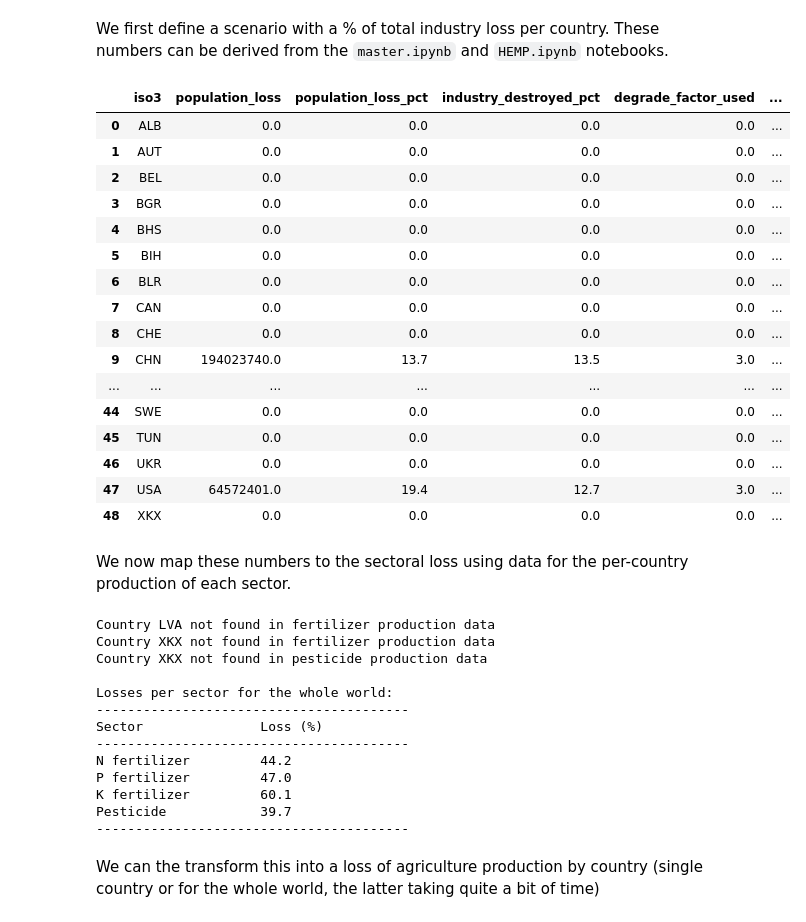
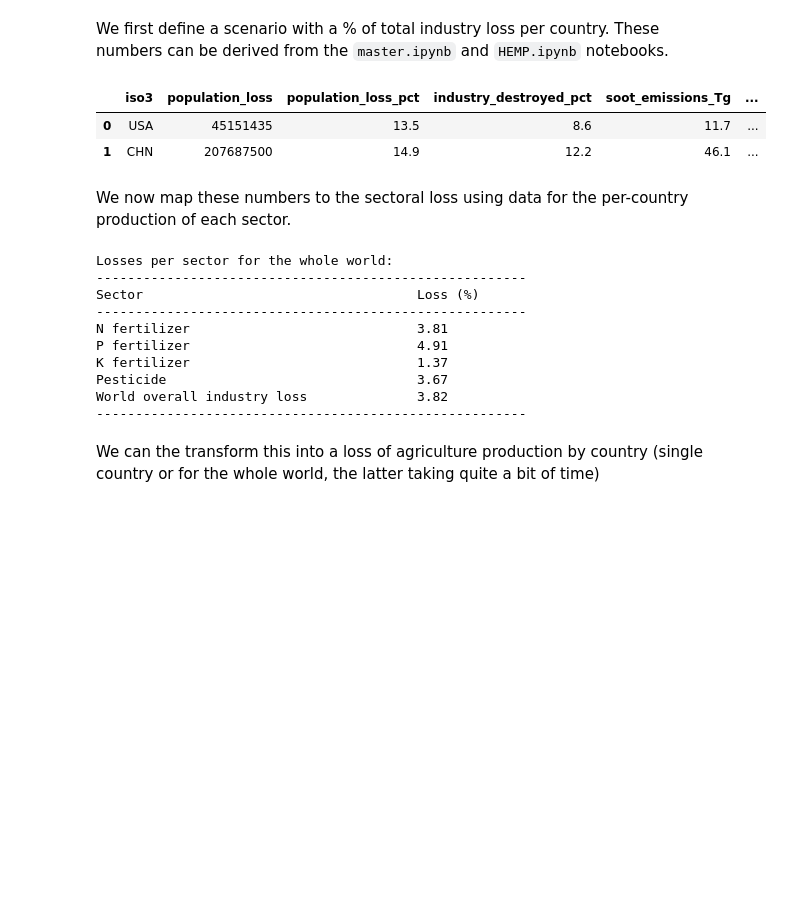
Before and after one commit to allfed/Population-Loss-NW, a Jupyter notebook: scripts/impact-of-loss-of-industry.ipynb, the cells around one changed output. Drawn from its saved outputs; the diff is of its cells as text; code cells hidden in the pictures; blank space fills up the shorter version.

Commit message:
added estimation of world industrial capacity burned

```diff
--- a/scripts/impact-of-loss-of-industry.ipynb
+++ b/scripts/impact-of-loss-of-industry.ipynb
@@ -17,53 +14,37 @@ We first define a scenario with a % of total industry loss per country. These nu
 # %%
 # These contain the fraction of industry destroyed by fire and the fraction of industry within HEMP radius
 # Add or remove files as needed
-file_paths = [
-    "../results/Toon2008_SORT_revised_burn_radius.csv",
-    "../results/HEMP_china.csv",
-    "../results/HEMP_conus.csv",
-    "../results/HEMP_europe.csv",
-    "../results/HEMP_russia.csv",
-]
+file_paths = ["../results/us-china-scenario2.csv"]
+# file_paths = [
+    # "../results/test.csv",
+    # "../results/HEMP_china.csv",
+    # "../results/HEMP_conus.csv",
+    # "../results/HEMP_europe.csv",
+    # "../results/HEMP_russia.csv",
+# ]
 
 df = load_industry_loss(file_paths, hemp_disable_factor=0.75)
 df
 # %% [output]
-|  | iso3 | population_loss | population_loss_pct | industry_destroyed_pct | degrade_factor_used | ... |
-| 0 | ALB | 0.0 | 0.0 | 0.0 | 0.0 | ... |
-| 1 | AUT | 0.0 | 0.0 | 0.0 | 0.0 | ... |
-| 2 | BEL | 0.0 | 0.0 | 0.0 | 0.0 | ... |
-| 3 | BGR | 0.0 | 0.0 | 0.0 | 0.0 | ... |
-| 4 | BHS | 0.0 | 0.0 | 0.0 | 0.0 | ... |
-| 5 | BIH | 0.0 | 0.0 | 0.0 | 0.0 | ... |
-| 6 | BLR | 0.0 | 0.0 | 0.0 | 0.0 | ... |
-| 7 | CAN | 0.0 | 0.0 | 0.0 | 0.0 | ... |
-| 8 | CHE | 0.0 | 0.0 | 0.0 | 0.0 | ... |
-| 9 | CHN | 194023740.0 | 13.7 | 13.5 | 3.0 | ... |
-| ... | ... | ... | ... | ... | ... | ... |
-| 44 | SWE | 0.0 | 0.0 | 0.0 | 0.0 | ... |
-| 45 | TUN | 0.0 | 0.0 | 0.0 | 0.0 | ... |
-| 46 | UKR | 0.0 | 0.0 | 0.0 | 0.0 | ... |
-| 47 | USA | 64572401.0 | 19.4 | 12.7 | 3.0 | ... |
-| 48 | XKX | 0.0 | 0.0 | 0.0 | 0.0 | ... |
+|  | iso3 | population_loss | population_loss_pct | industry_destroyed_pct | soot_emissions_Tg | ... |
+| 0 | USA | 45151435 | 13.5 | 8.6 | 11.7 | ... |
+| 1 | CHN | 207687500 | 14.9 | 12.2 | 46.1 | ... |
 # %% [markdown]
 We now map these numbers to the sectoral loss using data for the per-country production of each sector.
 # %%
 total_industry_loss = df.set_index("iso3")["industry_loss_pct"].to_dict()
 sector_losses = calculate_sector_losses(total_industry_loss)
 # %% [output]
-Country LVA not found in fertilizer production data
-Country XKX not found in fertilizer production data
-Country XKX not found in pesticide production data
-
 Losses per sector for the whole world:
-----------------------------------------
-Sector               Loss (%)
-----------------------------------------
-N fertilizer         44.2
-P fertilizer         47.0
-K fertilizer         60.1
-Pesticide            39.7
-----------------------------------------
+-------------------------------------------------------
+Sector                                   Loss (%)
+-------------------------------------------------------
+N fertilizer                             3.81
+P fertilizer                             4.91
+K fertilizer                             1.37
+Pesticide                                3.67
+World overall industry loss              3.82
+-------------------------------------------------------
 # %% [markdown]
 We can the transform this into a loss of agriculture production by country (single country or for the whole world, the latter taking quite a bit of time)
 # %%
```
Also changed, not shown: parts of 1 cell of this notebook, 11 other files.
